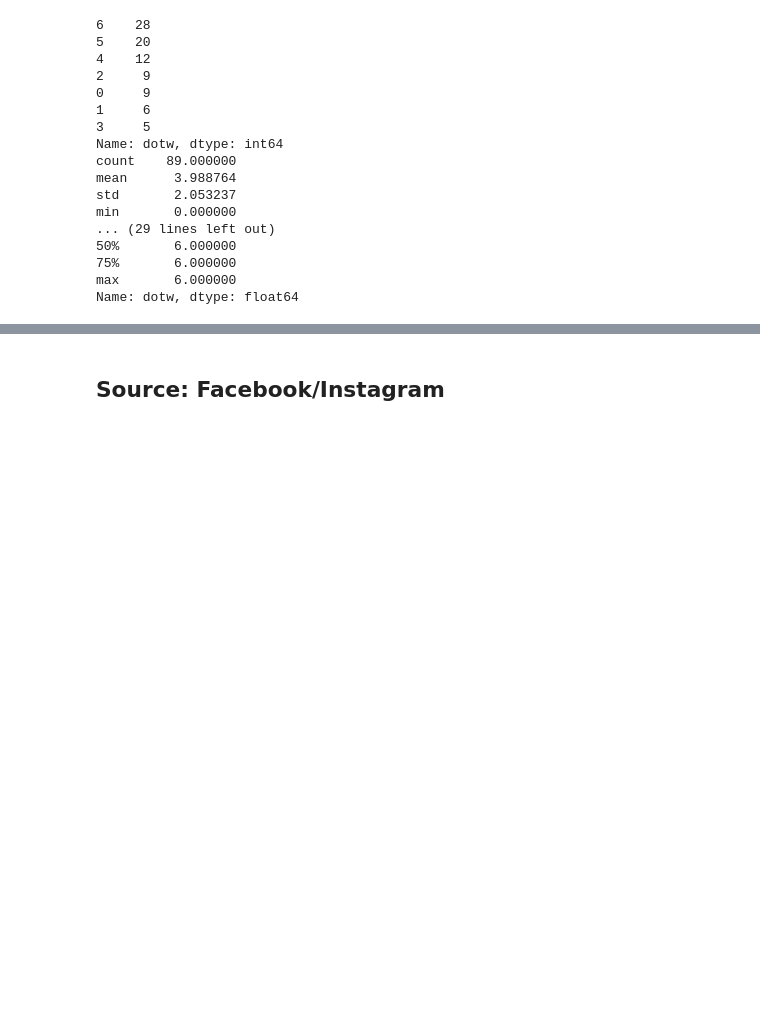
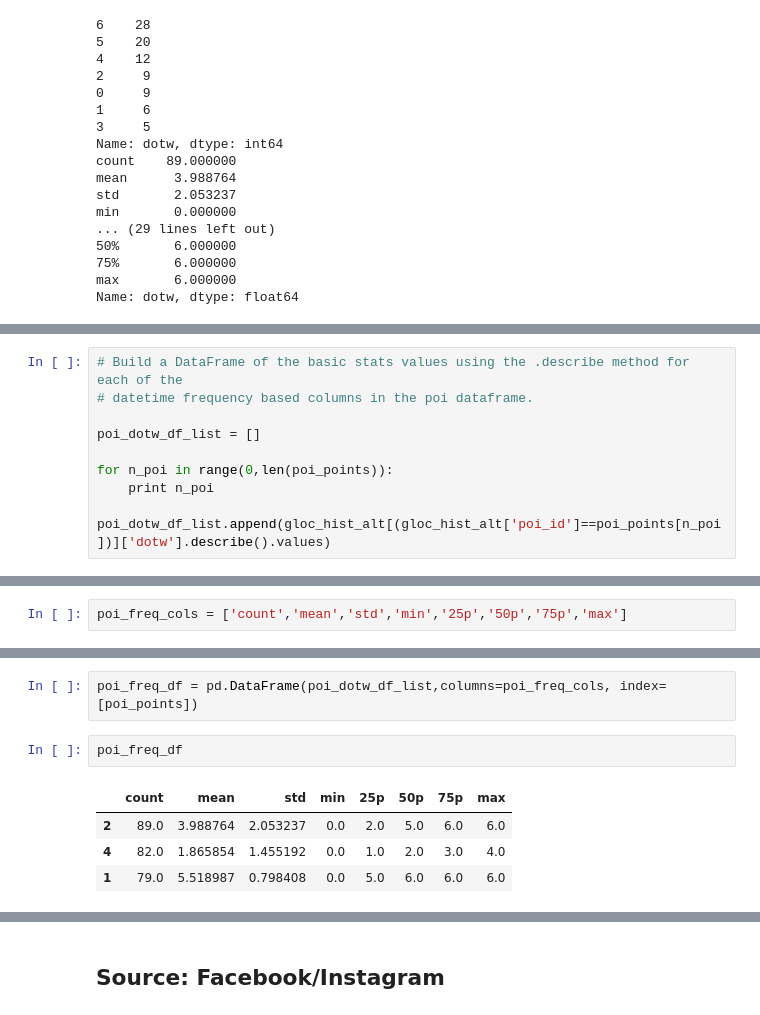
Before and after one commit to aaronk313/dsi, a Jupyter notebook: Project_sg1.ipynb, the cells around one changed output, grey strips where cells are left out. Cells and saved outputs as stored; diff of their text form; blank space fills up the shorter version.

```diff
--- a/Project_sg1.ipynb
+++ b/Project_sg1.ipynb
@@ -726,0 +750,9 @@ Name: dotw, dtype: float64
+# %%
+# Build a DataFrame of the basic stats values using the .describe method for each of the
+# datetime frequency based columns in the poi dataframe.
+
+poi_dotw_df_list = []
+
+for n_poi in range(0,len(poi_points)):
+    print n_poi
+    poi_dotw_df_list.append(gloc_hist_alt[(gloc_hist_alt['poi_id']==poi_points[n_poi])]['dotw'].describe().values)
@@ -726,0 +763,2 @@ Name: dotw, dtype: float64
+# %%
+poi_freq_cols = ['count','mean','std','min','25p','50p','75p','max']
@@ -726,0 +774,9 @@ Name: dotw, dtype: float64
+# %%
+poi_freq_df = pd.DataFrame(poi_dotw_df_list,columns=poi_freq_cols, index=[poi_points])
+# %%
+poi_freq_df
+# %% [output]
+|  | count | mean | std | min | 25p | 50p | 75p | max |
+| 2 | 89.0 | 3.988764 | 2.053237 | 0.0 | 2.0 | 5.0 | 6.0 | 6.0 |
+| 4 | 82.0 | 1.865854 | 1.455192 | 0.0 | 1.0 | 2.0 | 3.0 | 4.0 |
+| 1 | 79.0 | 5.518987 | 0.798408 | 0.0 | 5.0 | 6.0 | 6.0 | 6.0 |
```
Also changed, not shown: parts of 15 cells of this notebook.
